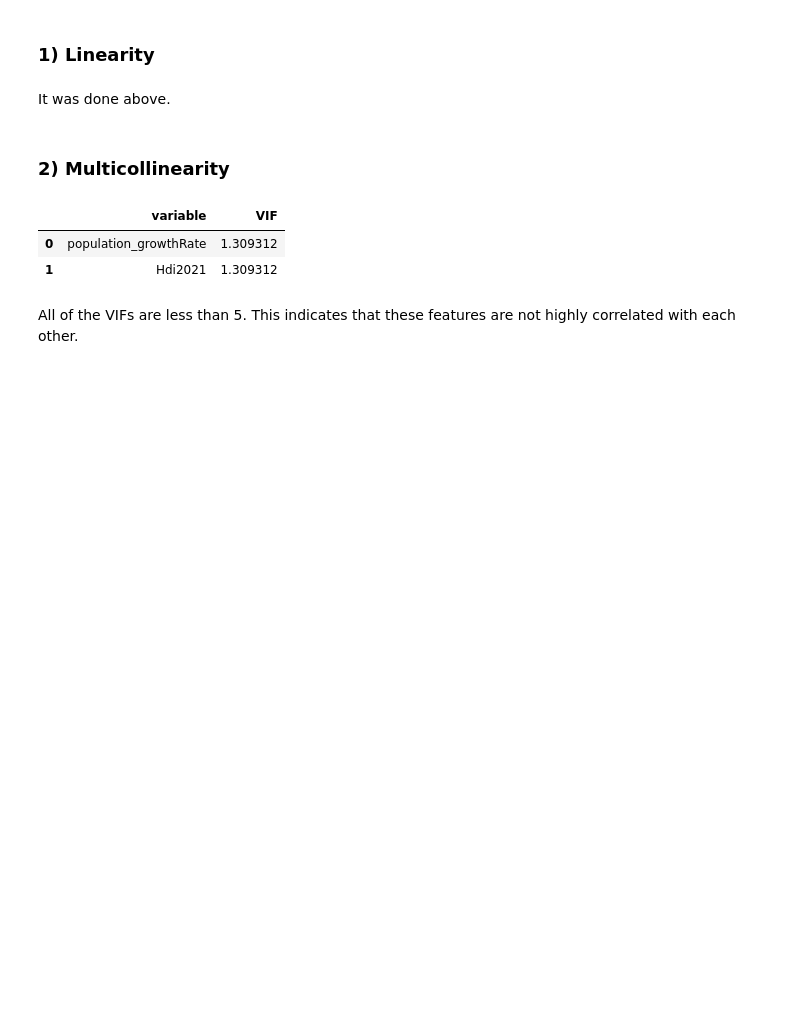
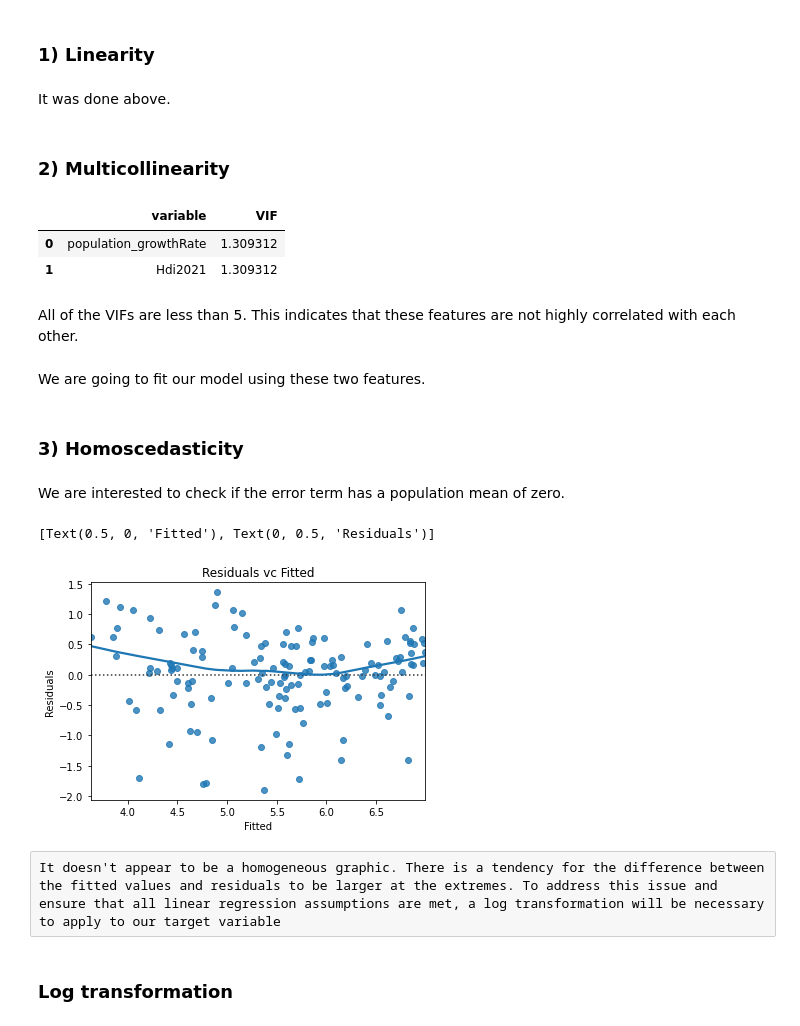
Before and after one commit to VanGaigher/Best_Contries_to_Live, a Jupyter notebook: World_Happiness_MLR.ipynb, the cells around one changed output. Saved outputs shown, nothing was run; the diff lists cells and outputs as text; code cells hidden in the pictures; blank space fills up the shorter version.

```diff
--- a/World_Happiness_MLR.ipynb
+++ b/World_Happiness_MLR.ipynb
@@ -237,3 +237,31 @@ vif
 | 1 | Hdi2021 | 1.309312 |
 # %% [markdown]
 All of the VIFs are less than 5. This indicates that these features are not highly correlated with each other.
+# %% [markdown]
+We are going to fit our model using these two features.
+# %%
+# create the model
+
+mod = smf.ols(formula= 'WorldHappiness2022 ~ Hdi2021 + population_growthRate', data= df_model)
+
+# apply the model in dataset
+
+res = mod.fit()
+# %% [markdown]
+### 3) Homoscedasticity
+# %% [markdown]
+We are interested to check if the error term has a population mean of zero.
+# %%
+y = df_model['WorldHappiness2022']
+fig, ax = plt.subplots(1,1)
+
+sns.residplot(res.fittedvalues, res.resid, lowess=True) #lowess shows the continuous blue line
+ax.title.set_text('Residuals vc Fitted')
+ax.set(xlabel = 'Fitted', ylabel='Residuals')
+# %% [output]
+[Text(0.5, 0, 'Fitted'), Text(0, 0.5, 'Residuals')]
+[figure, added]
+# %% [raw]
+It doesn't appear to be a homogeneous graphic. There is a tendency for the difference between the fitted values and residuals to be larger at the extremes. To address this issue and ensure that all linear regression assumptions are met, a log transformation will be necessary to apply to our target variable
+# %% [markdown]
+### Log transformation
```
Also changed, not shown: parts of 22 cells of this notebook.
